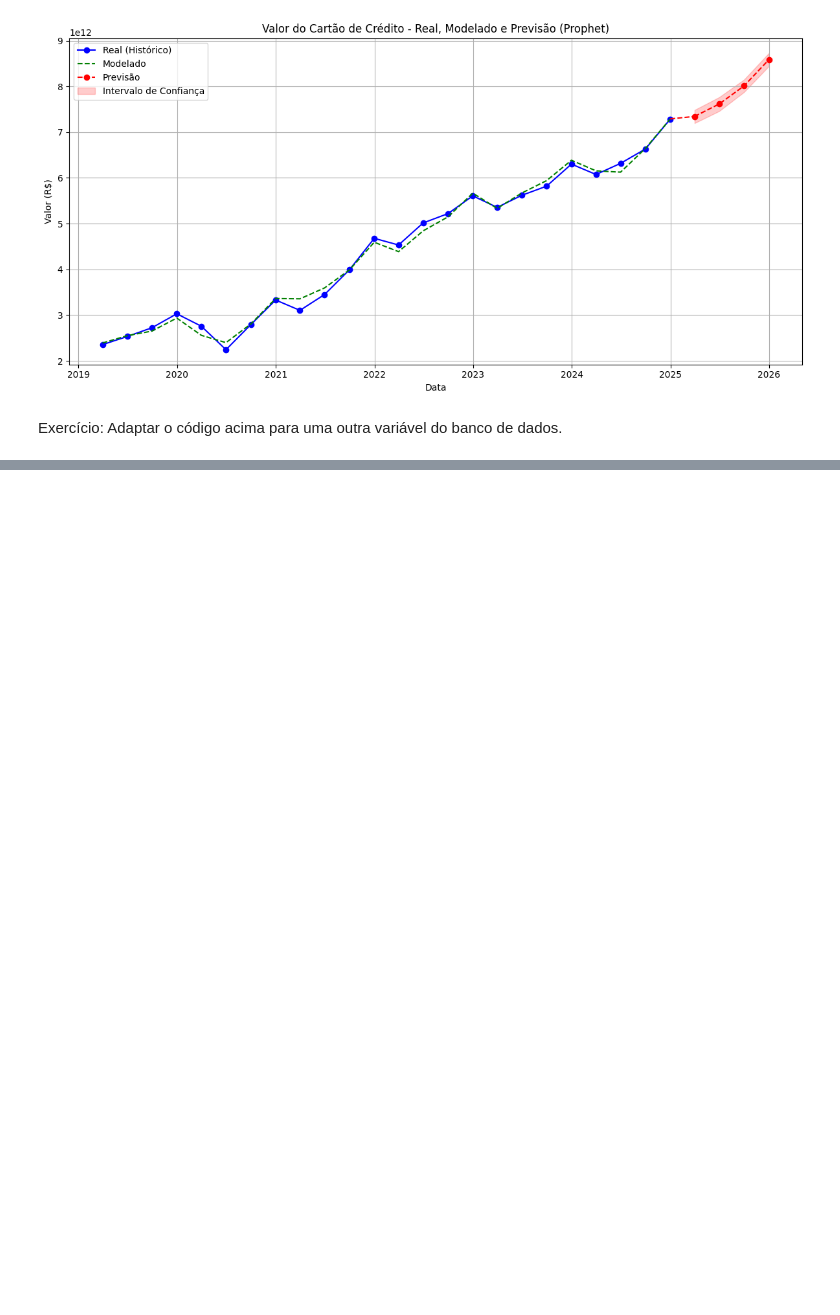
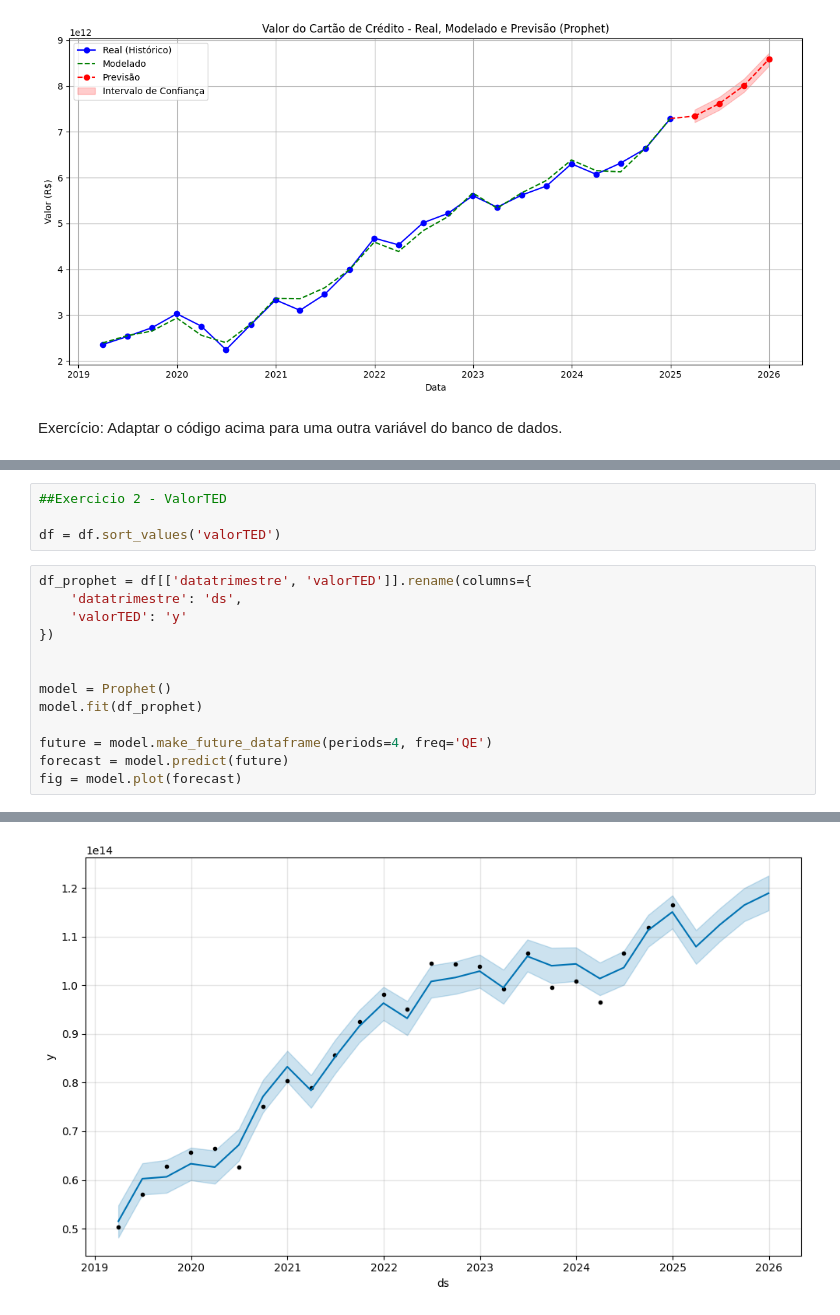
Before and after one commit to LPDP22/Etlbcb2, a Jupyter notebook: etlBCB-main/MachineLearning.ipynb, the cells around one changed output, grey strips where cells are left out. Drawn from its saved outputs; the diff is of its cells as text; blank space fills up the shorter version.

```diff
--- a/etlBCB-main/MachineLearning.ipynb
+++ b/etlBCB-main/MachineLearning.ipynb
@@ -264,0 +392,18 @@ Exercício: Adaptar o código acima para uma outra variável do banco de dados.
+# %%
+##Exercicio 2 - ValorTED
+
+df = df.sort_values('valorTED')
+# %%
+df_prophet = df[['datatrimestre', 'valorTED']].rename(columns={
+    'datatrimestre': 'ds',
+    'valorTED': 'y'
+})
+
+
+model = Prophet()
+model.fit(df_prophet)
+
+future = model.make_future_dataframe(periods=4, freq='QE')
+forecast = model.predict(future)
+fig = model.plot(forecast)
+# %% [output]
@@ -264,0 +412 @@ Exercício: Adaptar o código acima para uma outra variável do banco de dados.
+[figure, added]
```
Also changed, not shown: parts of 15 cells of this notebook.
